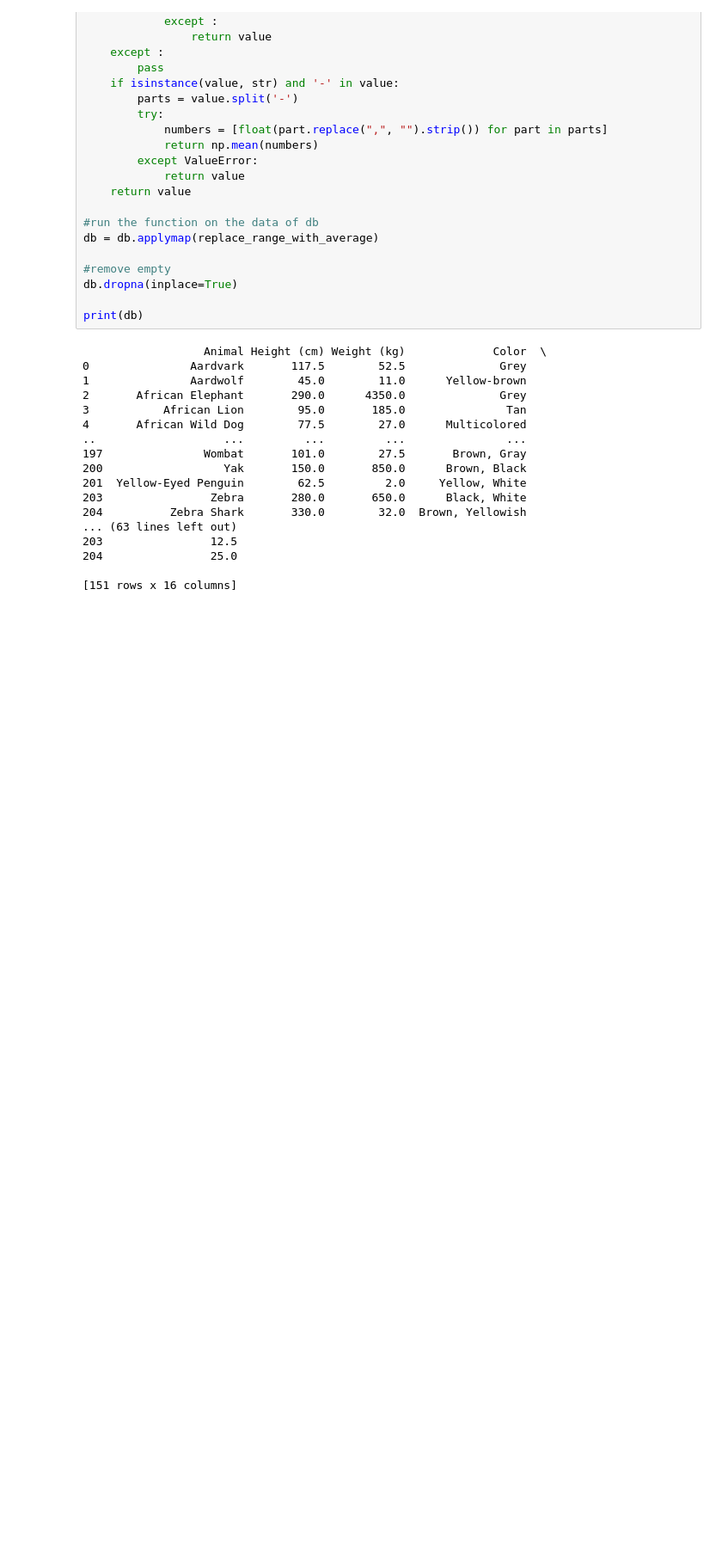
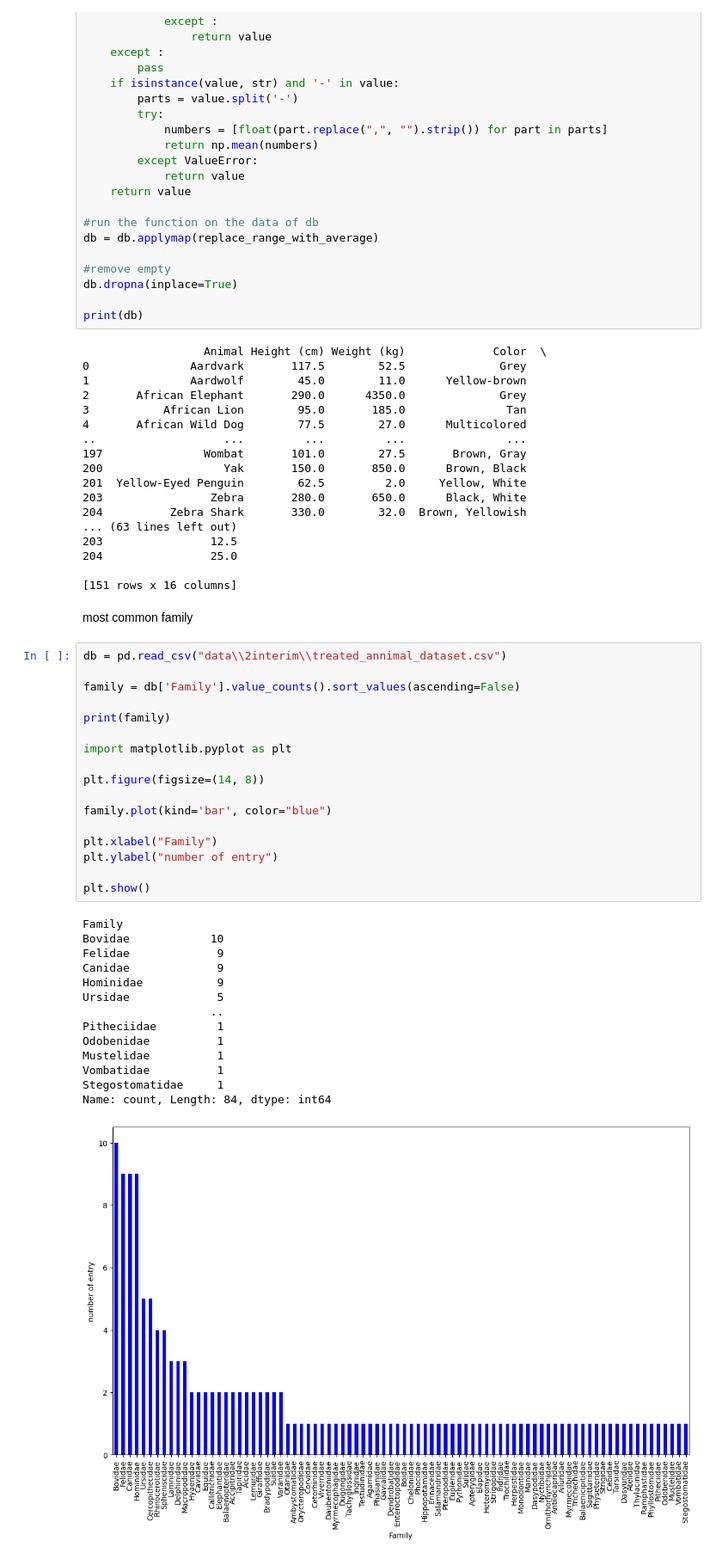
Before and after one commit to VeldrX/Animal-Tree, a Jupyter notebook: animalDataset.ipynb, the cells around one changed output. Shown: that part at 86% size. Drawn from its saved outputs; the diff is of its cells as text; blank space fills up the shorter version.

```diff
--- a/animalDataset.ipynb
+++ b/animalDataset.ipynb
@@ -57,3 +57,37 @@ print(db)
 204                25.0
 
 [151 rows x 16 columns]
+# %% [markdown]
+most common family
+# %%
+db = pd.read_csv("data\\2interim\\treated_annimal_dataset.csv")
+
+family = db['Family'].value_counts().sort_values(ascending=False)
+
+print(family)
+
+import matplotlib.pyplot as plt
+
+plt.figure(figsize=(14, 8))
+
+family.plot(kind='bar', color="blue")
+
+plt.xlabel("Family")
+plt.ylabel("number of entry")
+
+plt.show()
+# %% [output]
+Family
+Bovidae            10
+Felidae             9
+Canidae             9
+Hominidae           9
+Ursidae             5
+                   ..
+Pitheciidae         1
+Odobenidae          1
+Mustelidae          1
+Vombatidae          1
+Stegostomatidae     1
+Name: count, Length: 84, dtype: int64
+[figure, added]
```
Also changed, not shown: parts of 4 cells of this notebook.
